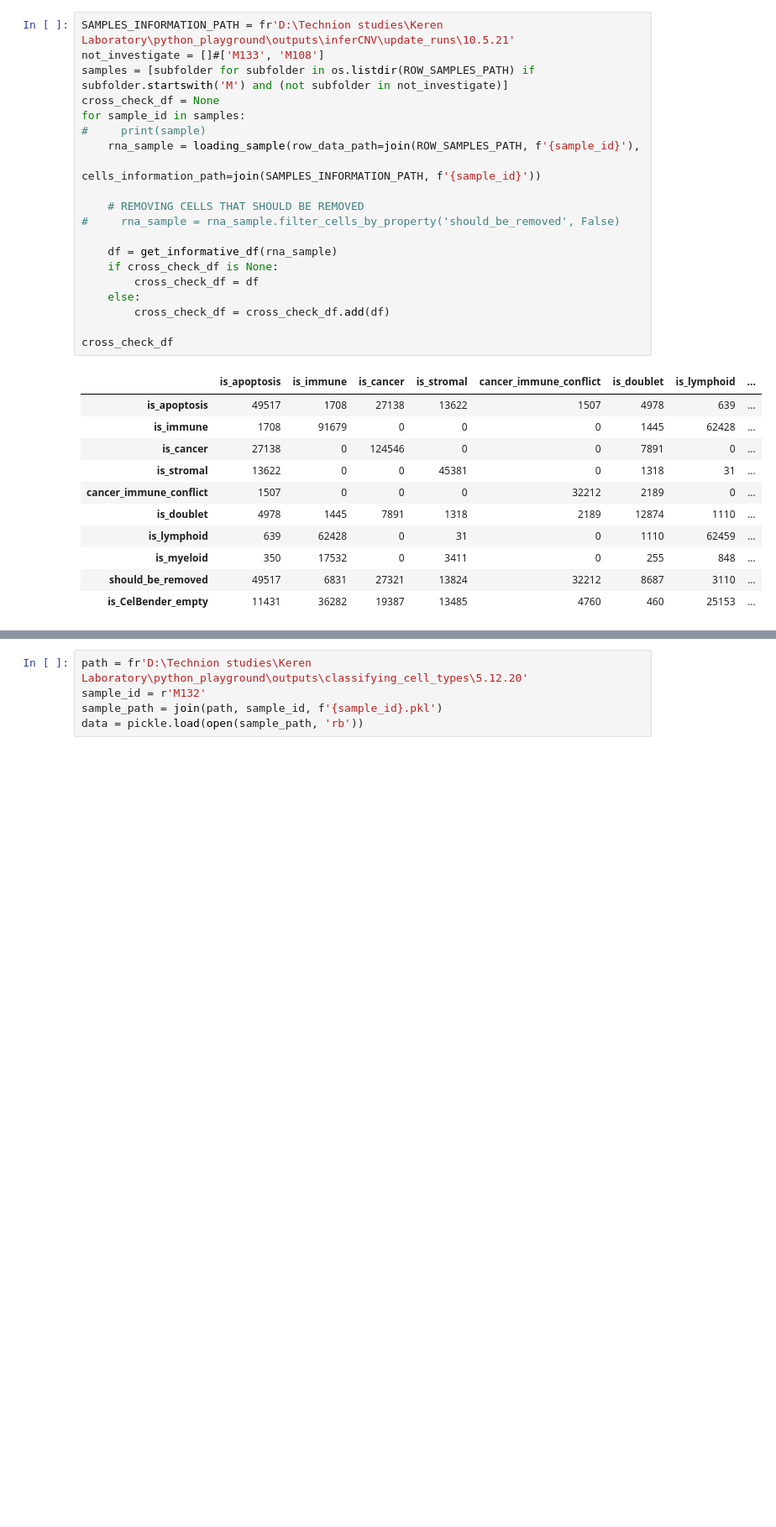
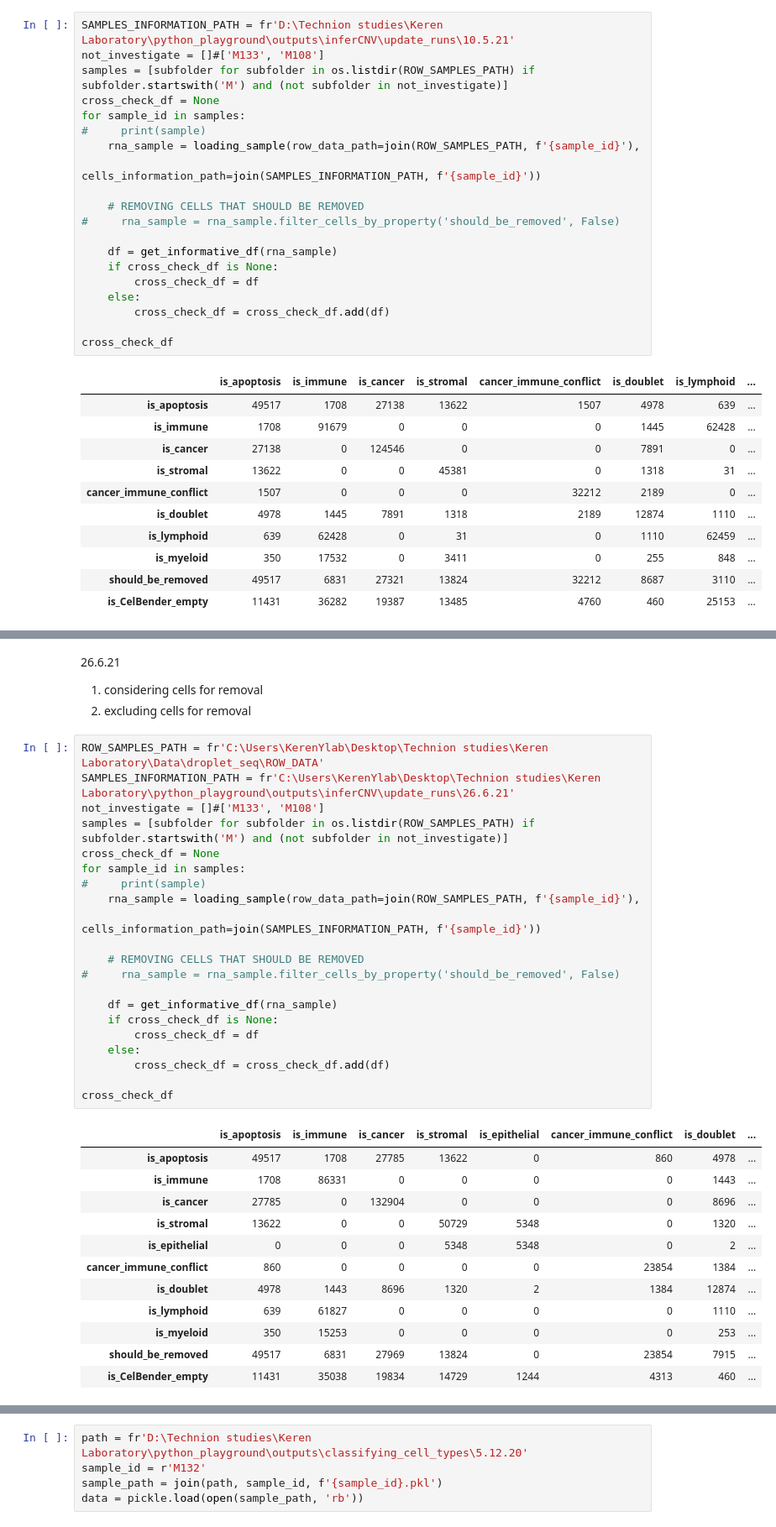
Before and after one commit to ItayShlosberg/classifying-response-to-immunotherapy, a Jupyter notebook: data_analysis/investigate_cells_properties.ipynb, the cells around one changed output, grey strips where cells are left out. Shown: that part at 84% size. Saved outputs shown, nothing was run; the diff lists cells and outputs as text; blank space fills up the shorter version.

```diff
--- a/data_analysis/investigate_cells_properties.ipynb
+++ b/data_analysis/investigate_cells_properties.ipynb
@@ -303,0 +380,39 @@ cross_check_df
+# %% [markdown]
+26.6.21
+
+1. considering cells for removal
+2. excluding cells for removal
+# %%
+ROW_SAMPLES_PATH = fr'C:\Users\KerenYlab\Desktop\Technion studies\Keren Laboratory\Data\droplet_seq\ROW_DATA'
+SAMPLES_INFORMATION_PATH = fr'C:\Users\KerenYlab\Desktop\Technion studies\Keren Laboratory\python_playground\outputs\inferCNV\update_runs\26.6.21'
+not_investigate = []#['M133', 'M108']
+samples = [subfolder for subfolder in os.listdir(ROW_SAMPLES_PATH) if subfolder.startswith('M') and (not subfolder in not_investigate)]
+cross_check_df = None
+for sample_id in samples:
+#     print(sample)
+    rna_sample = loading_sample(row_data_path=join(ROW_SAMPLES_PATH, f'{sample_id}'),
+                                    cells_information_path=join(SAMPLES_INFORMATION_PATH, f'{sample_id}'))
+
+    # REMOVING CELLS THAT SHOULD BE REMOVED
+#     rna_sample = rna_sample.filter_cells_by_property('should_be_removed', False)
+
+    df = get_informative_df(rna_sample)
+    if cross_check_df is None:
+        cross_check_df = df
+    else:
+        cross_check_df = cross_check_df.add(df)
+
+cross_check_df
+# %% [output]
+|  | is_apoptosis | is_immune | is_cancer | is_stromal | is_epithelial | cancer_immune_conflict | is_doublet | ... |
+| is_apoptosis | 49517 | 1708 | 27785 | 13622 | 0 | 860 | 4978 | ... |
+| is_immune | 1708 | 86331 | 0 | 0 | 0 | 0 | 1443 | ... |
+| is_cancer | 27785 | 0 | 132904 | 0 | 0 | 0 | 8696 | ... |
+| is_stromal | 13622 | 0 | 0 | 50729 | 5348 | 0 | 1320 | ... |
+| is_epithelial | 0 | 0 | 0 | 5348 | 5348 | 0 | 2 | ... |
+| cancer_immune_conflict | 860 | 0 | 0 | 0 | 0 | 23854 | 1384 | ... |
+| is_doublet | 4978 | 1443 | 8696 | 1320 | 2 | 1384 | 12874 | ... |
+| is_lymphoid | 639 | 61827 | 0 | 0 | 0 | 0 | 1110 | ... |
+| is_myeloid | 350 | 15253 | 0 | 0 | 0 | 0 | 253 | ... |
+| should_be_removed | 49517 | 6831 | 27969 | 13824 | 0 | 23854 | 7915 | ... |
+| is_CelBender_empty | 11431 | 35038 | 19834 | 14729 | 1244 | 4313 | 460 | ... |
```
Also changed, not shown: parts of 9 cells of this notebook, 21 other files.
